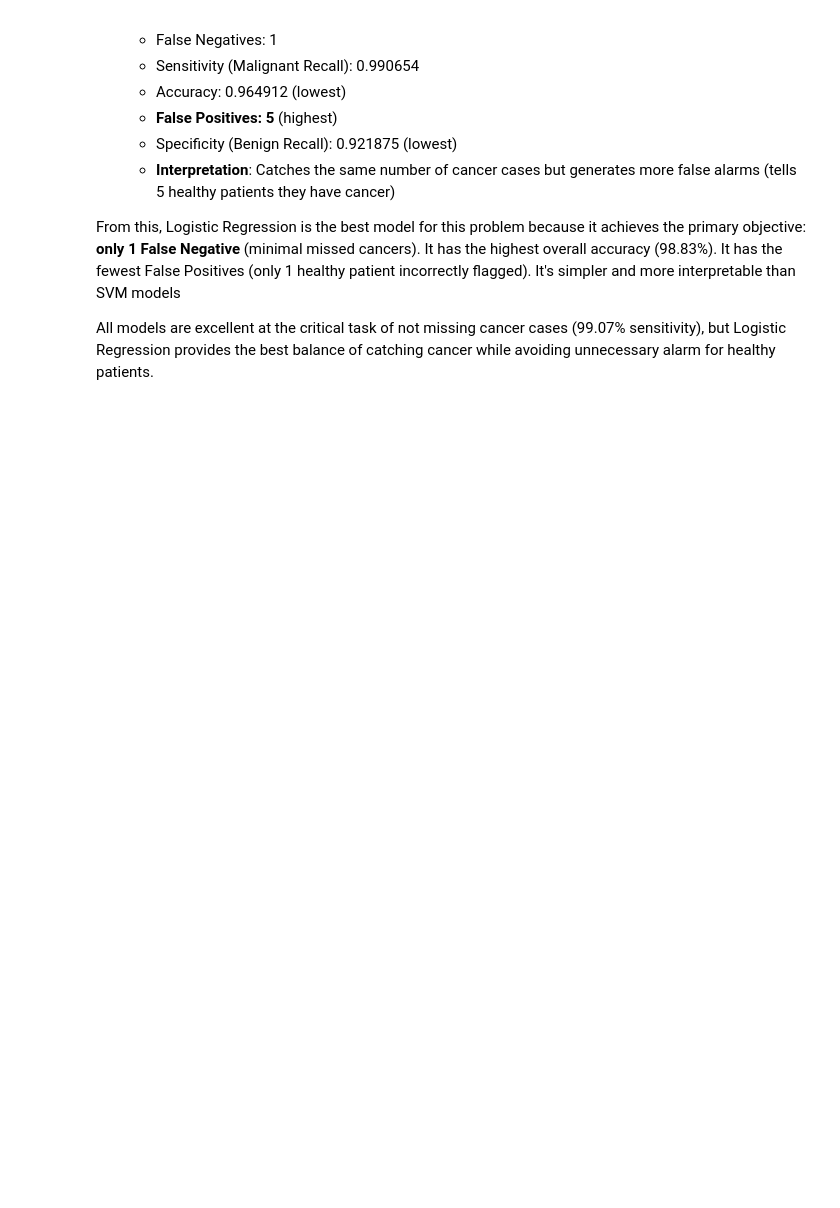
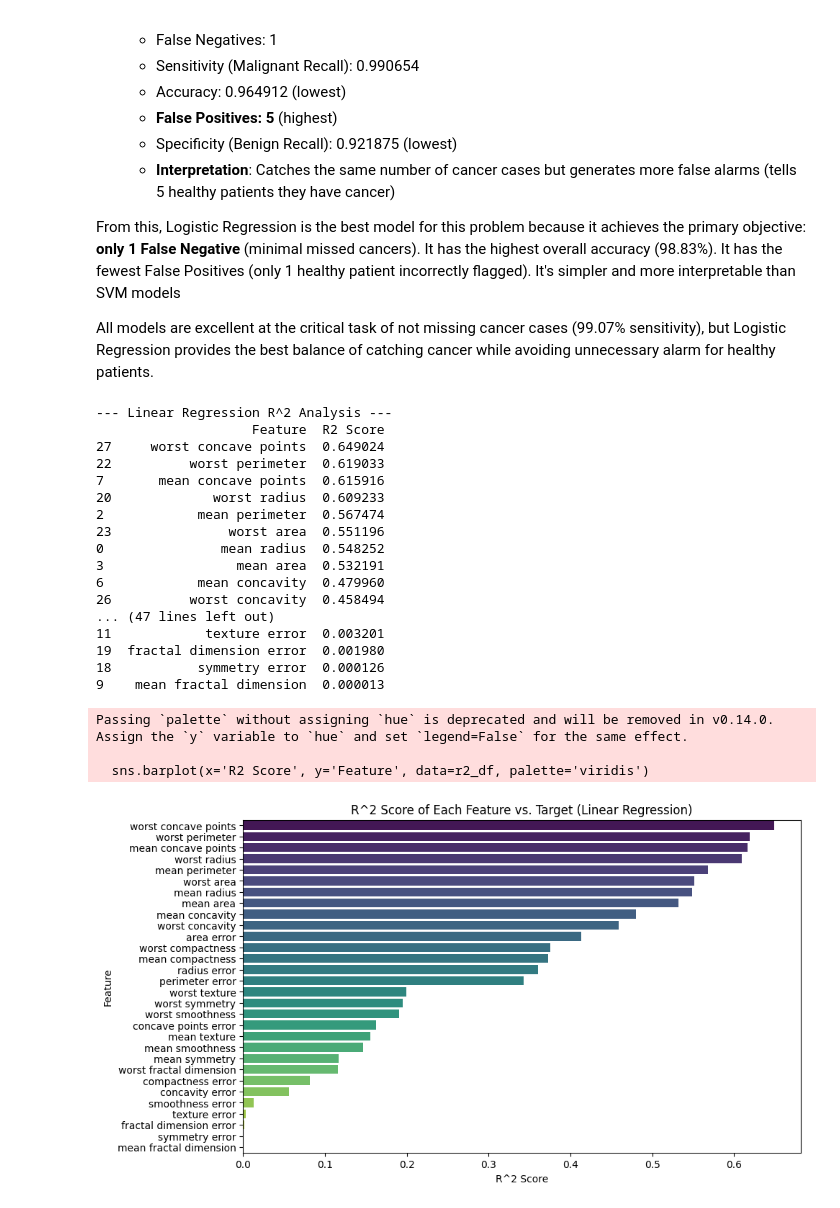
Before and after one commit to edgardjcuadra/Machine_Learning_Final, a Jupyter notebook: main.ipynb, the cells around one changed output. Drawn from its saved outputs; the diff is of its cells as text; code cells hidden in the pictures; blank space fills up the shorter version.

Commit message:
added second file + R^2 analysis

```diff
--- a/main.ipynb
+++ b/main.ipynb
@@ -394,3 +396,59 @@ Since all models have identical False Negatives, we consider secondary metrics:
 From this, Logistic Regression is the best model for this problem because it achieves the primary objective: **only 1 False Negative** (minimal missed cancers). It has the highest overall accuracy (98.83%). It has the fewest False Positives (only 1 healthy patient incorrectly flagged). It's simpler and more interpretable than SVM models
 
 All models are excellent at the critical task of not missing cancer cases (99.07% sensitivity), but Logistic Regression provides the best balance of catching cancer while avoiding unnecessary alarm for healthy patients.
+# %%
+r2_results = []
+
+print("--- Linear Regression R^2 Analysis ---")
+
+# Iterate through each feature to calculate R^2 against the target
+for feature in X_train.columns:
+    # Initialize Linear Regression model
+    lin_reg = LinearRegression()
+
+    # Reshape data for single feature (keep as DataFrame/2D array)
+    X_feature_train = X_train[[feature]]
+
+    # Fit the model
+    lin_reg.fit(X_feature_train, y_train)
+
+    # Predict and calculate R^2 on the training set
+    # (We use training set here to see the direct correlation/explanatory power)
+    y_pred_lin = lin_reg.predict(X_feature_train)
+    r2 = r2_score(y_train, y_pred_lin)
+
+    r2_results.append({'Feature': feature, 'R2 Score': r2})
+
+# Create DataFrame and sort by R^2
+r2_df = pd.DataFrame(r2_results).sort_values(by='R2 Score', ascending=False)
+
+print(r2_df)
+
+# Plotting the R2 scores
+plt.figure(figsize=(10, 6))
+sns.barplot(x='R2 Score', y='Feature', data=r2_df, palette='viridis')
+plt.title('R^2 Score of Each Feature vs. Target (Linear Regression)')
+plt.xlabel('R^2 Score')
+plt.show()
+# %% [output]
+--- Linear Regression R^2 Analysis ---
+                    Feature  R2 Score
+27     worst concave points  0.649024
+22          worst perimeter  0.619033
+7       mean concave points  0.615916
+20             worst radius  0.609233
+2            mean perimeter  0.567474
+23               worst area  0.551196
+0               mean radius  0.548252
+3                 mean area  0.532191
+6            mean concavity  0.479960
+26          worst concavity  0.458494
+... (47 lines left out)
+11            texture error  0.003201
+19  fractal dimension error  0.001980
+18           symmetry error  0.000126
+9    mean fractal dimension  0.000013
+Passing `palette` without assigning `hue` is deprecated and will be removed in v0.14.0. Assign the `y` variable to `hue` and set `legend=False` for the same effect.
+
+  sns.barplot(x='R2 Score', y='Feature', data=r2_df, palette='viridis')
+[figure, added]
```
Also changed, not shown: parts of 2 cells of this notebook, 1 other file.
